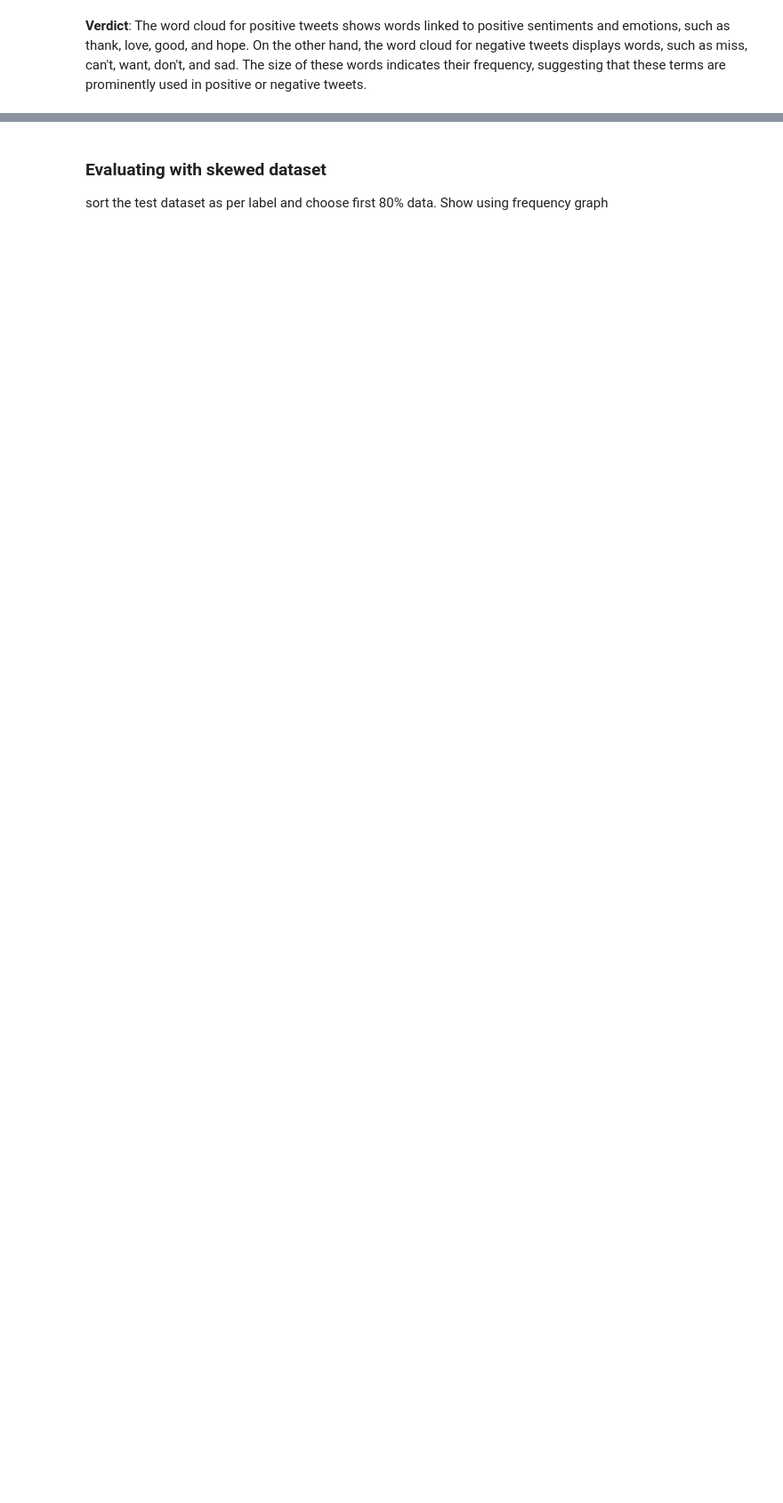
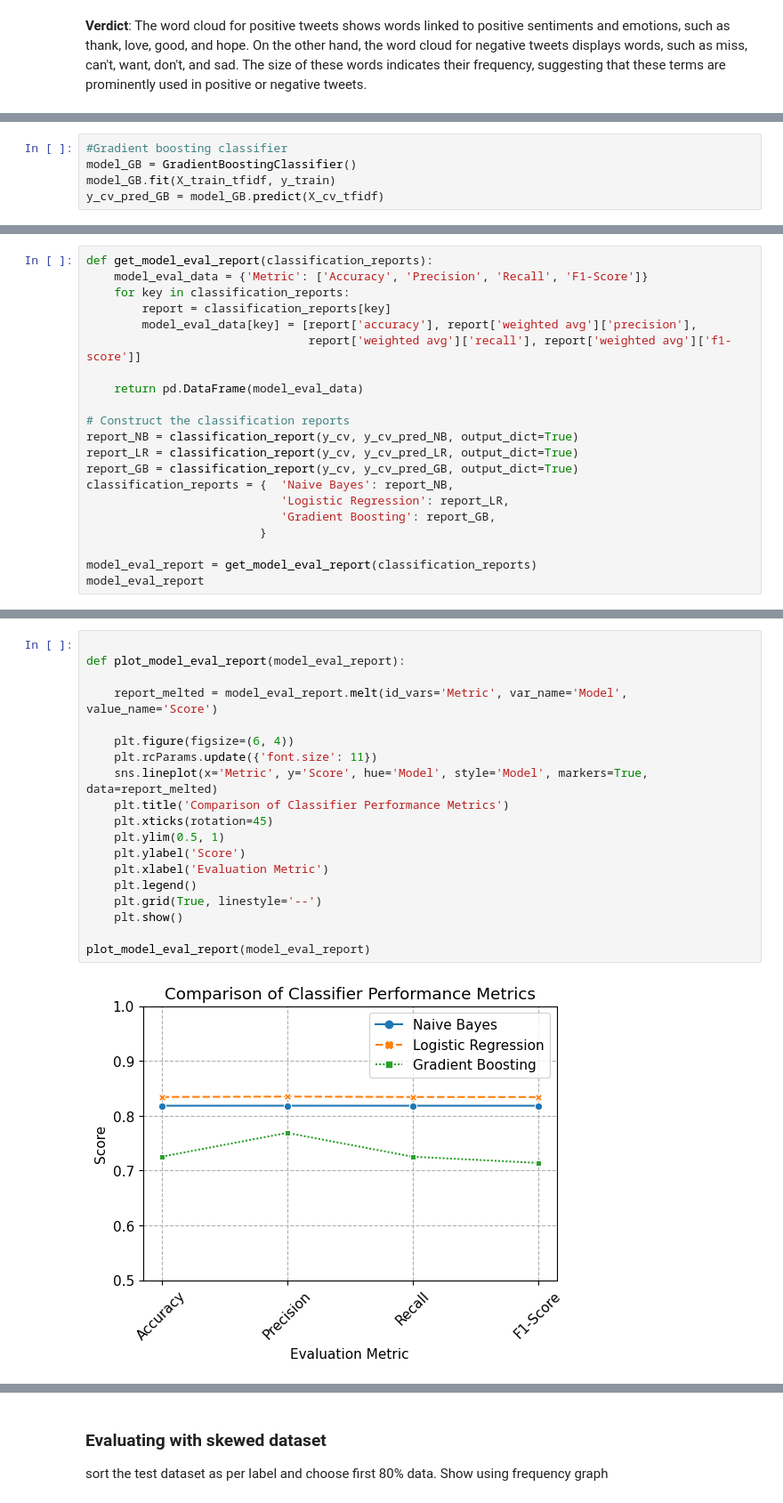
Before and after one commit to ankitskr/Sentiment_Analysis, a Jupyter notebook: TSA_Skewed_Dataset - Copy.ipynb, the cells around one changed output, grey strips where cells are left out. Shown at 89% size. Drawn from its saved outputs; the diff is of its cells as text; blank space fills up the shorter version.

```diff
--- a/TSA_Skewed_Dataset - Copy.ipynb
+++ b/TSA_Skewed_Dataset - Copy.ipynb
@@ -475,0 +276,5 @@ plot_model_eval_report(model_eval_report)
+# %%
+#Gradient boosting classifier
+model_GB = GradientBoostingClassifier()
+model_GB.fit(X_train_tfidf, y_train)
+y_cv_pred_GB = model_GB.predict(X_cv_tfidf)
@@ -475,0 +284,21 @@ plot_model_eval_report(model_eval_report)
+# %%
+def get_model_eval_report(classification_reports):
+    model_eval_data = {'Metric': ['Accuracy', 'Precision', 'Recall', 'F1-Score']}
+    for key in classification_reports:
+        report = classification_reports[key]
+        model_eval_data[key] = [report['accuracy'], report['weighted avg']['precision'],
+                                report['weighted avg']['recall'], report['weighted avg']['f1-score']]
+
+    return pd.DataFrame(model_eval_data)
+
+# Construct the classification reports
+report_NB = classification_report(y_cv, y_cv_pred_NB, output_dict=True)
+report_LR = classification_report(y_cv, y_cv_pred_LR, output_dict=True)
+report_GB = classification_report(y_cv, y_cv_pred_GB, output_dict=True)
+classification_reports = {  'Naive Bayes': report_NB,
+                            'Logistic Regression': report_LR,
+                            'Gradient Boosting': report_GB,
+                         }
+
+model_eval_report = get_model_eval_report(classification_reports)
+model_eval_report
@@ -475,0 +311,21 @@ plot_model_eval_report(model_eval_report)
+# %%
+
+def plot_model_eval_report(model_eval_report):
+
+    report_melted = model_eval_report.melt(id_vars='Metric', var_name='Model', value_name='Score')
+
+    plt.figure(figsize=(6, 4))
+    plt.rcParams.update({'font.size': 11})
+    sns.lineplot(x='Metric', y='Score', hue='Model', style='Model', markers=True, data=report_melted)
+    plt.title('Comparison of Classifier Performance Metrics')
+    plt.xticks(rotation=45)
+    plt.ylim(0.5, 1)
+    plt.ylabel('Score')
+    plt.xlabel('Evaluation Metric')
+    plt.legend()
+    plt.grid(True, linestyle='--')
+    plt.show()
+
+plot_model_eval_report(model_eval_report)
+# %% [output]
+[figure, added]
```
Also changed, not shown: parts of 43 cells of this notebook.
